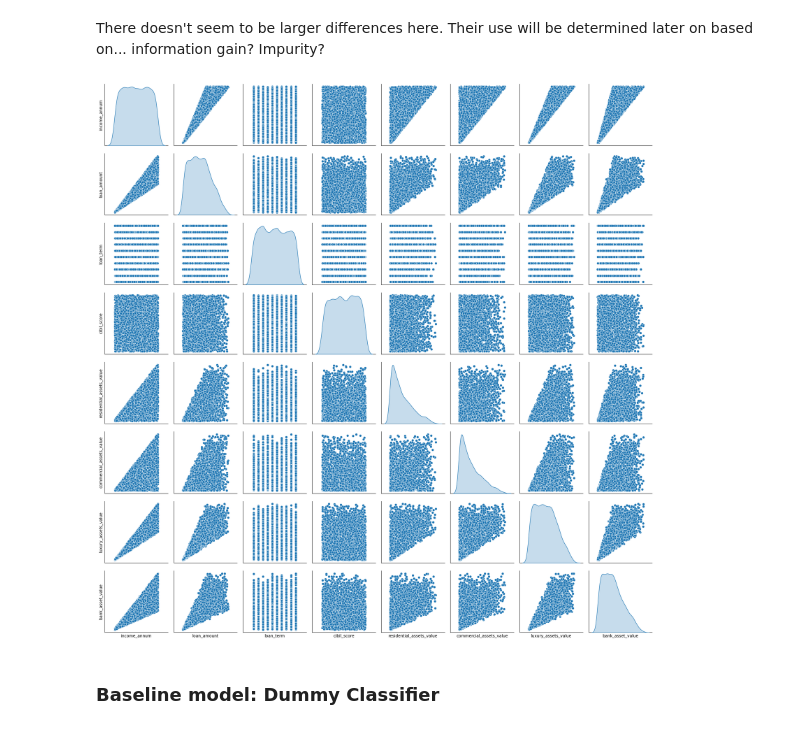
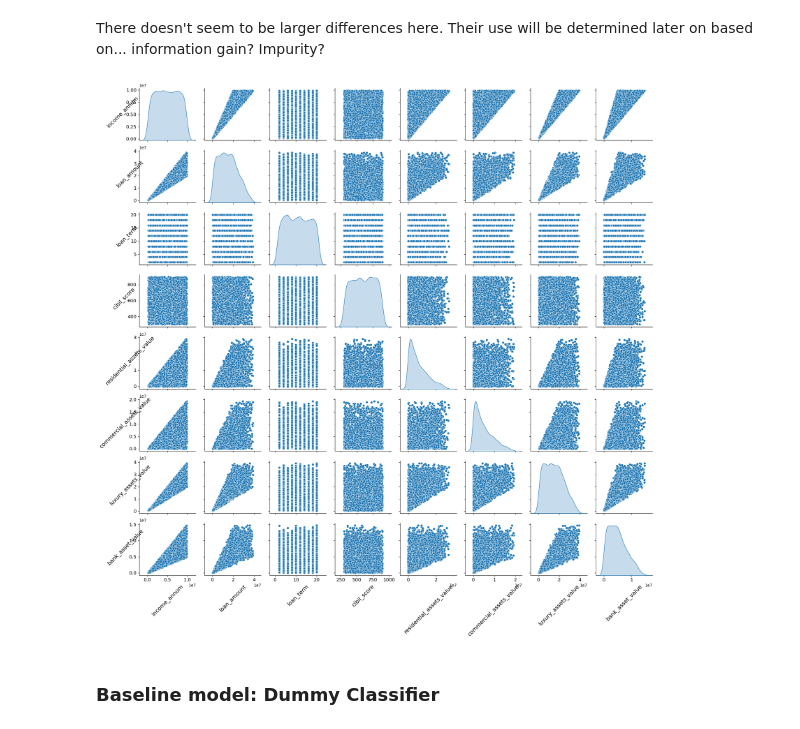
Before and after one commit to FleaBusyBeeBergs/dtsa5509, a Jupyter notebook: final-project.ipynb, the cells around one changed output. Drawn from its saved outputs; the diff is of its cells as text; code cells hidden in the pictures.

```diff
--- a/final-project.ipynb
+++ b/final-project.ipynb
@@ -193,20 +181,30 @@ plt.show()
 # %% [markdown]
 There doesn't seem to be larger differences here. Their use will be determined later on based on... information gain? Impurity?
 # %%
+# fix the y axis labels
+
 numeric_feats = ['income_annum', 'loan_amount', 'loan_term', 'cibil_score',
                  'residential_assets_value', 'commercial_assets_value', 'luxury_assets_value',
                  'bank_asset_value']
 
 numeric_train_df = train_df[numeric_feats]
 
-pair_plot = (sns.pairplot(numeric_train_df, diag_kind = 'kde')
-             .set(xticks = [],
-                  yticks = [])
-            )
+pair_plot = sns.pairplot(numeric_train_df, diag_kind = 'kde')
+
+for ax in pair_plot.axes.flatten():
+    ax.set_xlabel(ax.get_xlabel(), fontsize=14)
+    ax.set_ylabel(ax.get_ylabel(), fontsize=14)
+    ax.tick_params(axis='both', which='major', labelsize=12)
+    ax.xaxis.label.set_rotation(45)
+    ax.yaxis.label.set_rotation(45)
+    ax.yaxis.label.set_position((-20, 0.5))
+
+
+plt.tight_layout()
 
 plt.show()
 # %% [output]
-[figure, old version]
+[figure, new version]
 # %% [markdown]
 ### Baseline model: Dummy Classifier
 # %%
```
Also changed, not shown: parts of 19 cells of this notebook.
